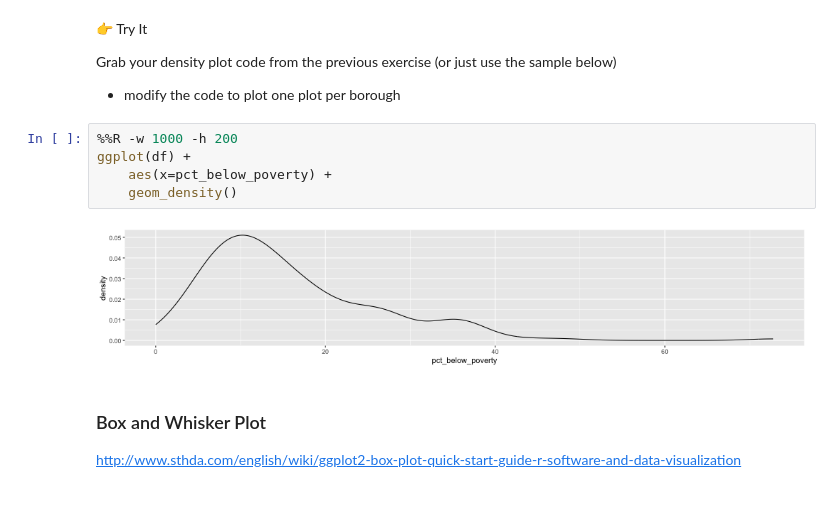
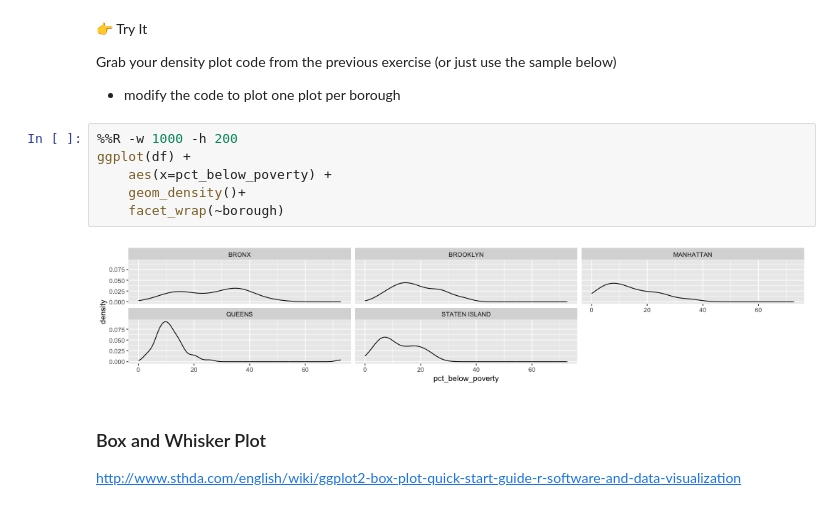
Before and after one commit to radhika3558/ggplot-intro, a Jupyter notebook: notebook-2.ipynb, the cells around one changed output. Drawn from its saved outputs; the diff is of its cells as text.

```diff
--- a/notebook-2.ipynb
+++ b/notebook-2.ipynb
@@ -147,10 +165,11 @@ Grab your density plot code from the previous exercise (or just use the sample b
 # %%
 %%R -w 1000 -h 200
 ggplot(df) +
     aes(x=pct_below_poverty) +
-    geom_density()
+    geom_density()+
+    facet_wrap(~borough)
 # %% [output]
-[figure, old version]
+[figure, new version]
 # %% [markdown]
 ### Box and Whisker Plot
 http://www.sthda.com/english/wiki/ggplot2-box-plot-quick-start-guide-r-software-and-data-visualization
```
Also changed, not shown: parts of 10 cells of this notebook.
